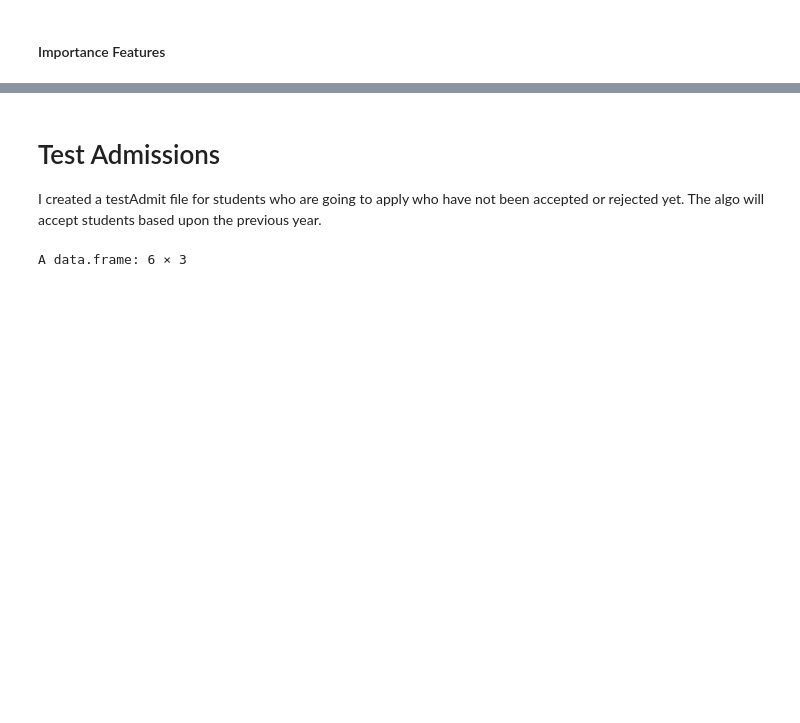
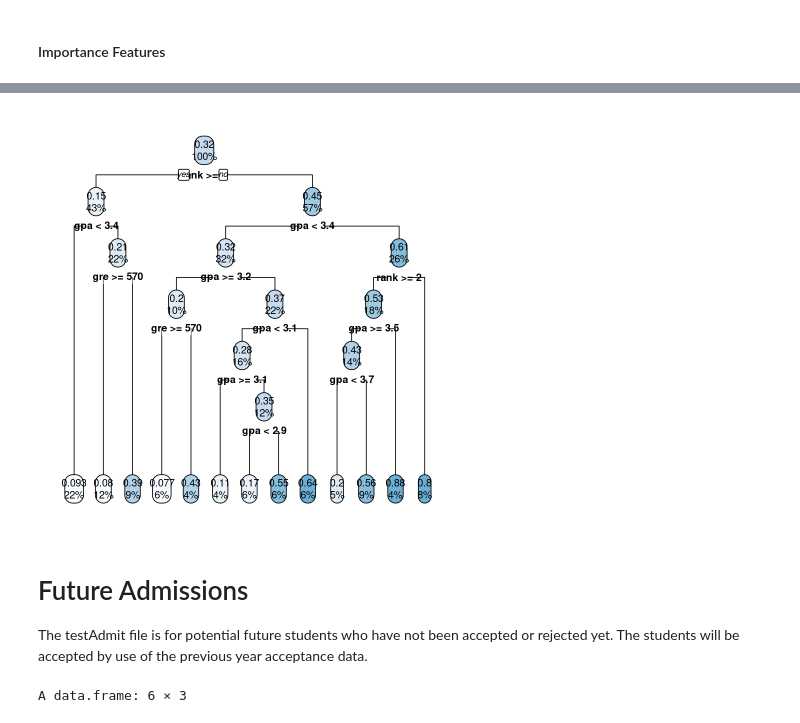
Before and after one commit to ScottySchmidt/AdvancedAnalytics, a Jupyter notebook: Admissions.ipynb, the cells around one changed output, grey strips where cells are left out. Drawn from its saved outputs; the diff is of its cells as text; code cells hidden in the pictures; blank space fills up the shorter version.

Commit message:
Kaggle Notebook | AdmitR | Version 19

```diff
--- a/Admissions.ipynb
+++ b/Admissions.ipynb
@@ -424,6 +442,11 @@ paste(forestMAE, " forest MAE" )
+# %%
+tree <- rpart(admit ~., data = train)
+rpart.plot(tree)
+# %% [output]
+[figure, added]
 # %% [markdown]
-# Test Admissions
-I created a testAdmit file for students who are going to apply who have not been accepted or rejected yet. The algo will accept students based upon the previous year.
+# Future Admissions
+The testAdmit file is for potential future students who have not been accepted or rejected yet. The students will be accepted by use of the previous year acceptance data.
 # %%
 testDF='../input/testadmit/testAdmit.xlsx'
 testDF= read.xlsx(testDF, 1, header=TRUE)
```
Also changed, not shown: parts of 20 cells of this notebook.
